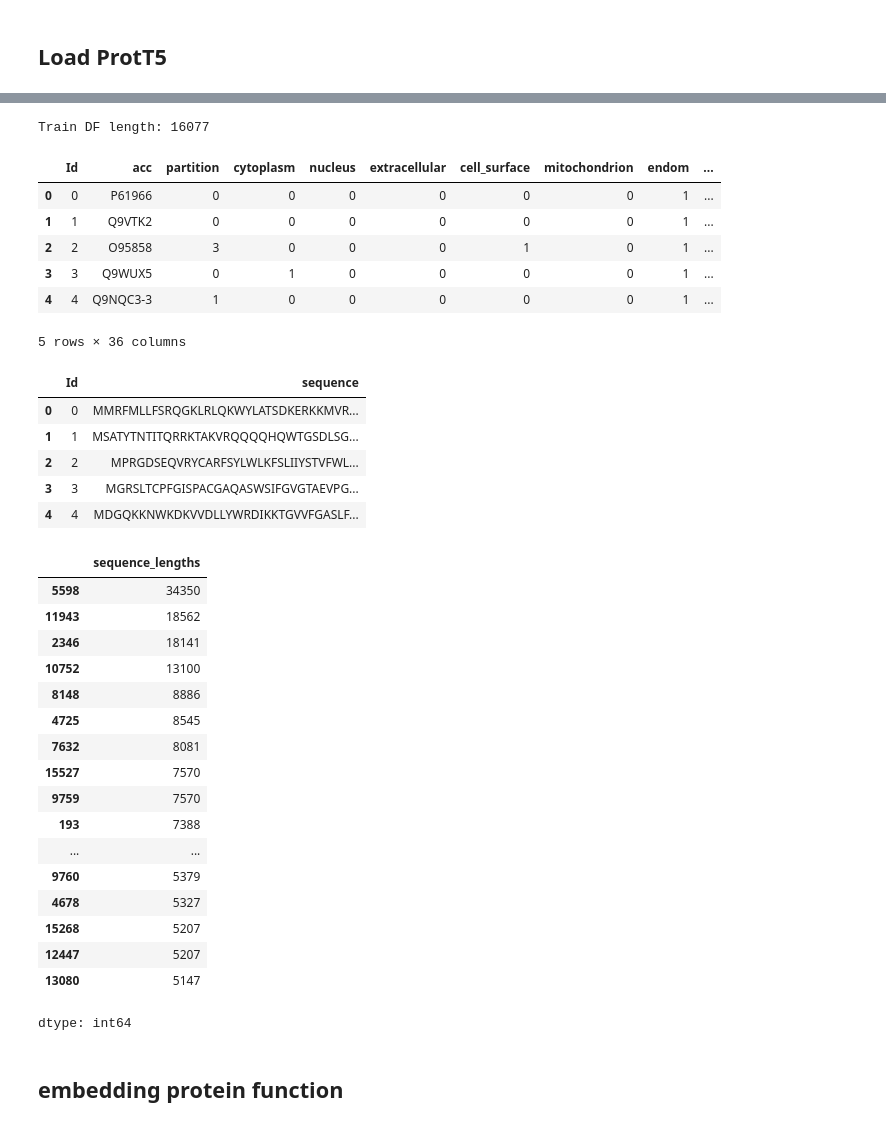
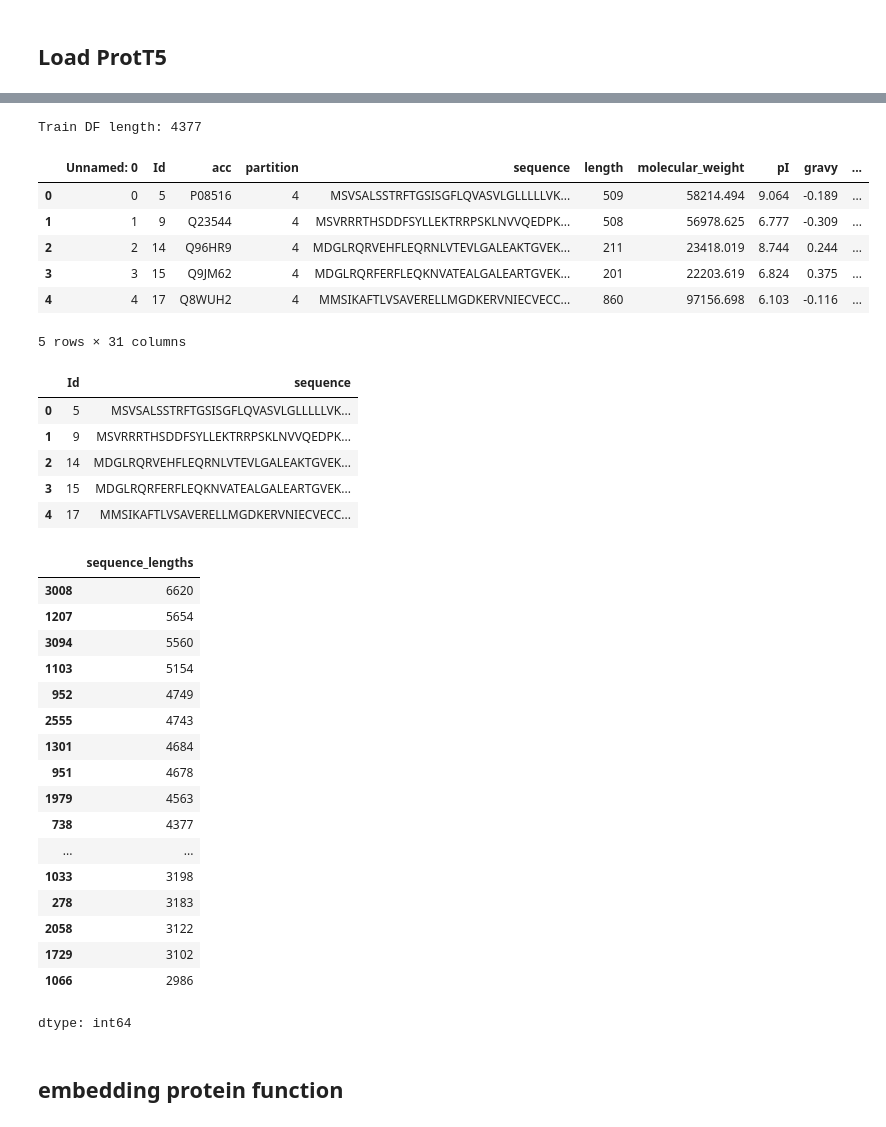
Before and after one commit to archiebenn/BIOLM0050_kaggle, a Jupyter notebook: protein_embedding_protT5.ipynb, the cells around one changed output, grey strips where cells are left out. Drawn from its saved outputs; the diff is of its cells as text; code cells hidden in the pictures.

```diff
--- a/protein_embedding_protT5.ipynb
+++ b/protein_embedding_protT5.ipynb
@@ -72,29 +58,29 @@ Saving train.csv to train.csv
 # %%
 # data setup
-df_train = pd.read_csv("train.csv")
+df_train = pd.read_csv("test_trimmed.csv")
 
 print(f'Train DF length: {len(df_train)}')
 df_train.head()
 # %% [output]
-Train DF length: 16077
+Train DF length: 4377
-|  | Id | acc | partition | cytoplasm | nucleus | extracellular | cell_surface | mitochondrion | endom | ... |
-| 0 | 0 | P61966 | 0 | 0 | 0 | 0 | 0 | 0 | 1 | ... |
-| 1 | 1 | Q9VTK2 | 0 | 0 | 0 | 0 | 0 | 0 | 1 | ... |
-| 2 | 2 | O95858 | 3 | 0 | 0 | 0 | 1 | 0 | 1 | ... |
-| 3 | 3 | Q9WUX5 | 0 | 1 | 0 | 0 | 0 | 0 | 1 | ... |
-| 4 | 4 | Q9NQC3-3 | 1 | 0 | 0 | 0 | 0 | 0 | 1 | ... |
+|  | Unnamed: 0 | Id | acc | partition | sequence | length | molecular_weight | pI | gravy | ... |
+| 0 | 0 | 5 | P08516 | 4 | MSVSALSSTRFTGSISGFLQVASVLGLLLLLVK... | 509 | 58214.494 | 9.064 | -0.189 | ... |
+| 1 | 1 | 9 | Q23544 | 4 | MSVRRRTHSDDFSYLLEKTRRPSKLNVVQEDPK... | 508 | 56978.625 | 6.777 | -0.309 | ... |
+| 2 | 2 | 14 | Q96HR9 | 4 | MDGLRQRVEHFLEQRNLVTEVLGALEAKTGVEK... | 211 | 23418.019 | 8.744 | 0.244 | ... |
+| 3 | 3 | 15 | Q9JM62 | 4 | MDGLRQRFERFLEQKNVATEALGALEARTGVEK... | 201 | 22203.619 | 6.824 | 0.375 | ... |
+| 4 | 4 | 17 | Q8WUH2 | 4 | MMSIKAFTLVSAVERELLMGDKERVNIECVECC... | 860 | 97156.698 | 6.103 | -0.116 | ... |
-5 rows × 36 columns
+5 rows × 31 columns
 # %%
 # keep just the Id and sequence in the data frame
 df_seq_id = df_train[["Id", "sequence"]]
 df_seq_id.head()
 # %% [output]
 |  | Id | sequence |
-| 0 | 0 | MMRFMLLFSRQGKLRLQKWYLATSDKERKKMVR... |
-| 1 | 1 | MSATYTNTITQRRKTAKVRQQQQHQWTGSDLSG... |
-| 2 | 2 | MPRGDSEQVRYCARFSYLWLKFSLIIYSTVFWL... |
-| 3 | 3 | MGRSLTCPFGISPACGAQASWSIFGVGTAEVPG... |
-| 4 | 4 | MDGQKKNWKDKVVDLLYWRDIKKTGVVFGASLF... |
+| 0 | 5 | MSVSALSSTRFTGSISGFLQVASVLGLLLLLVK... |
+| 1 | 9 | MSVRRRTHSDDFSYLLEKTRRPSKLNVVQEDPK... |
+| 2 | 14 | MDGLRQRVEHFLEQRNLVTEVLGALEAKTGVEK... |
+| 3 | 15 | MDGLRQRFERFLEQKNVATEALGALEARTGVEK... |
+| 4 | 17 | MMSIKAFTLVSAVERELLMGDKERVNIECVECC... |
 # %%
 # testing for longest sequence in train.csv:
 # Compute string lengths
@@ -106,22 +92,22 @@ df_sorted = df_train.sort_values("sequence_lengths", ascending=False)
 df_sorted["sequence_lengths"].head(25)
 # %% [output]
 |  | sequence_lengths |
-| 5598 | 34350 |
-| 11943 | 18562 |
-| 2346 | 18141 |
-| 10752 | 13100 |
-| 8148 | 8886 |
-| 4725 | 8545 |
-| 7632 | 8081 |
-| 15527 | 7570 |
-| 9759 | 7570 |
-| 193 | 7388 |
+| 3008 | 6620 |
+| 1207 | 5654 |
+| 3094 | 5560 |
+| 1103 | 5154 |
+| 952 | 4749 |
+| 2555 | 4743 |
+| 1301 | 4684 |
+| 951 | 4678 |
+| 1979 | 4563 |
+| 738 | 4377 |
 | ... | ... |
-| 9760 | 5379 |
-| 4678 | 5327 |
-| 15268 | 5207 |
-| 12447 | 5207 |
-| 13080 | 5147 |
+| 1033 | 3198 |
+| 278 | 3183 |
+| 2058 | 3122 |
+| 1729 | 3102 |
+| 1066 | 2986 |
 dtype: int64
 # %% [markdown]
 ## embedding protein function
```
Also changed, not shown: parts of 5 cells of this notebook.
